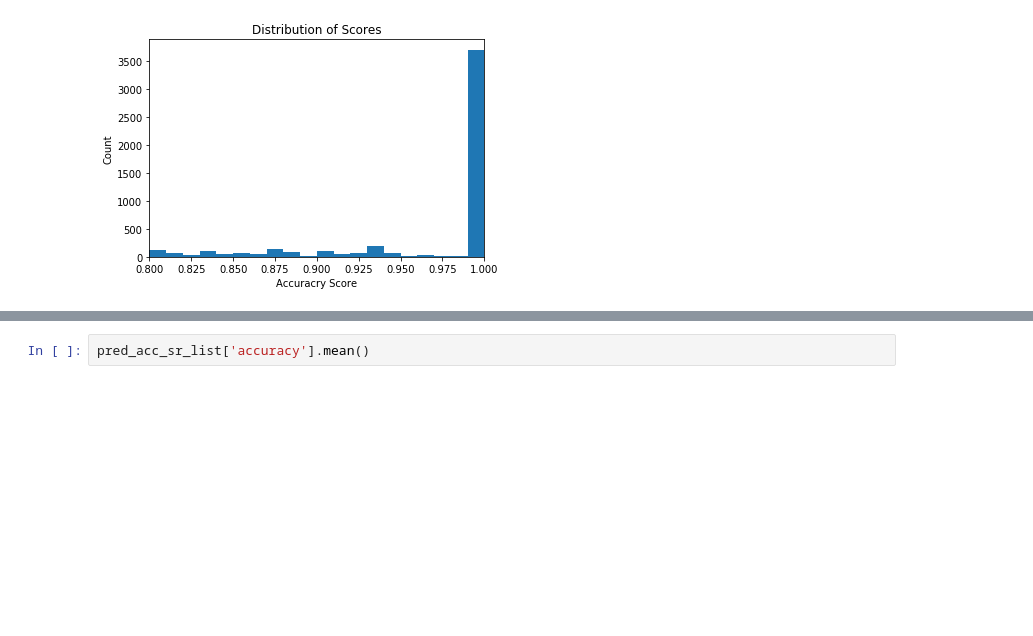
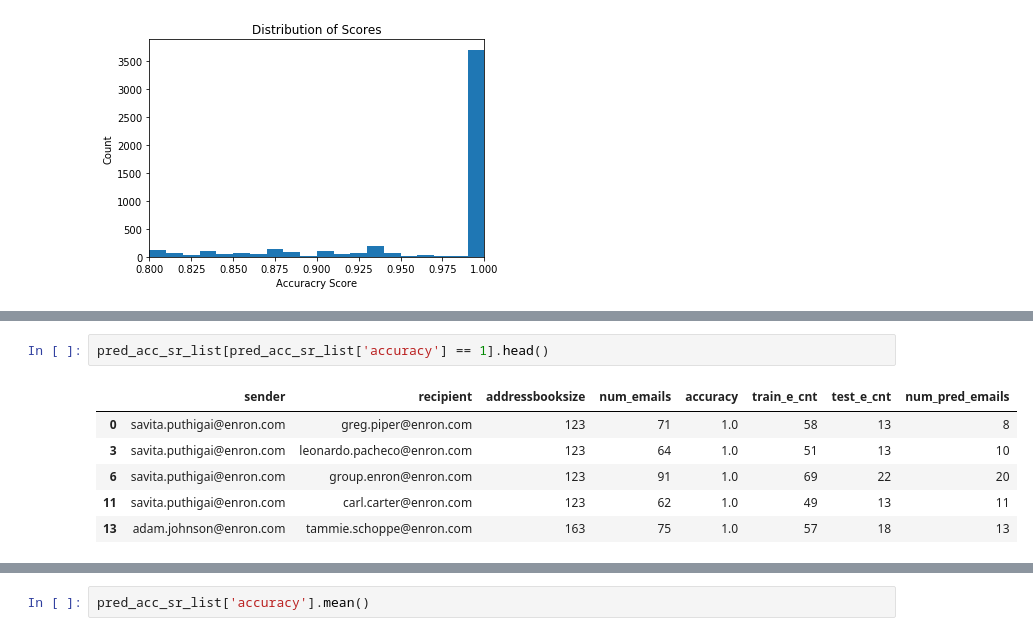
Before and after one commit to gurkpet/Enron-Email-Message-Recipient-Predicton, a Jupyter notebook: Unsupervised+Learning+Capstone.ipynb, the cells around one changed output, grey strips where cells are left out. Cells and saved outputs as stored; diff of their text form; blank space fills up the shorter version.

```diff
--- a/Unsupervised+Learning+Capstone.ipynb
+++ b/Unsupervised+Learning+Capstone.ipynb
@@ -447,0 +527,9 @@ plt.show()
+# %%
+pred_acc_sr_list[pred_acc_sr_list['accuracy'] == 1].head()
+# %% [output]
+|  | sender | recipient | addressbooksize | num_emails | accuracy | train_e_cnt | test_e_cnt | num_pred_emails |
+| 0 | savita.puthigai@enron.com | greg.piper@enron.com | 123 | 71 | 1.0 | 58 | 13 | 8 |
+| 3 | savita.puthigai@enron.com | leonardo.pacheco@enron.com | 123 | 64 | 1.0 | 51 | 13 | 10 |
+| 6 | savita.puthigai@enron.com | group.enron@enron.com | 123 | 91 | 1.0 | 69 | 22 | 20 |
+| 11 | savita.puthigai@enron.com | carl.carter@enron.com | 123 | 62 | 1.0 | 49 | 13 | 11 |
+| 13 | adam.johnson@enron.com | tammie.schoppe@enron.com | 163 | 75 | 1.0 | 57 | 18 | 13 |
```
Also changed, not shown: parts of 15 cells of this notebook.
